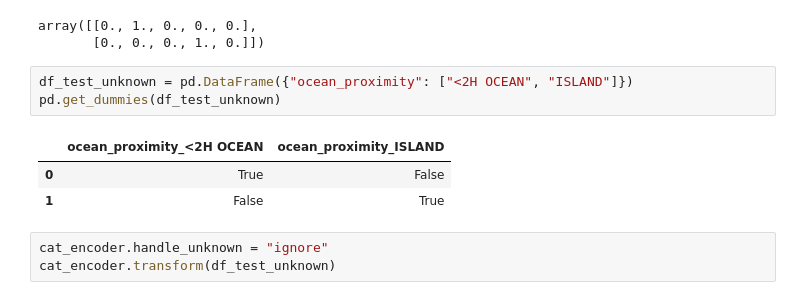
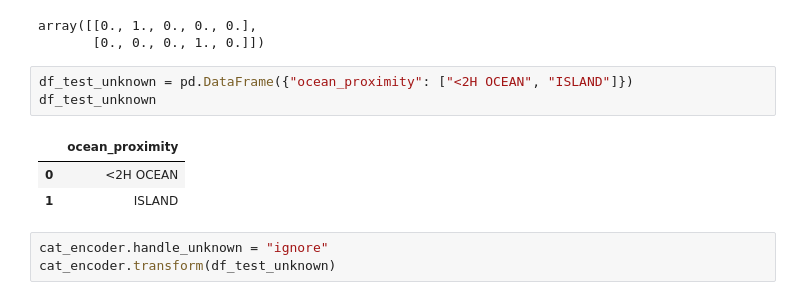
Before and after one commit to amlei/handson-ml3, a Jupyter notebook: 02_end_to_end_machine_learning_project.ipynb, the cells around one changed output. Saved outputs shown, nothing was run; the diff lists cells and outputs as text.

```diff
--- a/02_end_to_end_machine_learning_project.ipynb
+++ b/02_end_to_end_machine_learning_project.ipynb
@@ -725,11 +720,11 @@ array([[0., 1., 0., 0., 0.],
        [0., 0., 0., 1., 0.]])
 # %%
 df_test_unknown = pd.DataFrame({"ocean_proximity": ["<2H OCEAN", "ISLAND"]})
-pd.get_dummies(df_test_unknown)
+df_test_unknown
 # %% [output]
-|  | ocean_proximity_<2H OCEAN | ocean_proximity_ISLAND |
-| 0 | True | False |
-| 1 | False | True |
+|  | ocean_proximity |
+| 0 | <2H OCEAN |
+| 1 | ISLAND |
 # %%
 cat_encoder.handle_unknown = "ignore"
 cat_encoder.transform(df_test_unknown)
```
Also changed, not shown: parts of 61 cells of this notebook, 1 other file.
